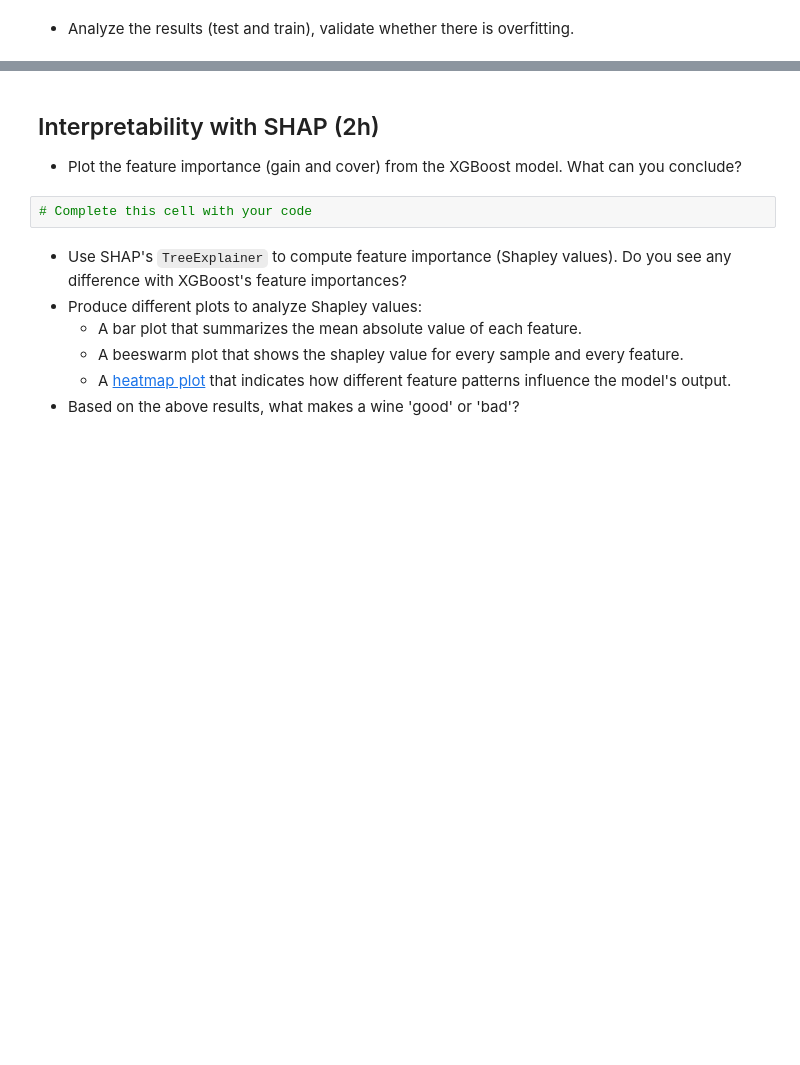
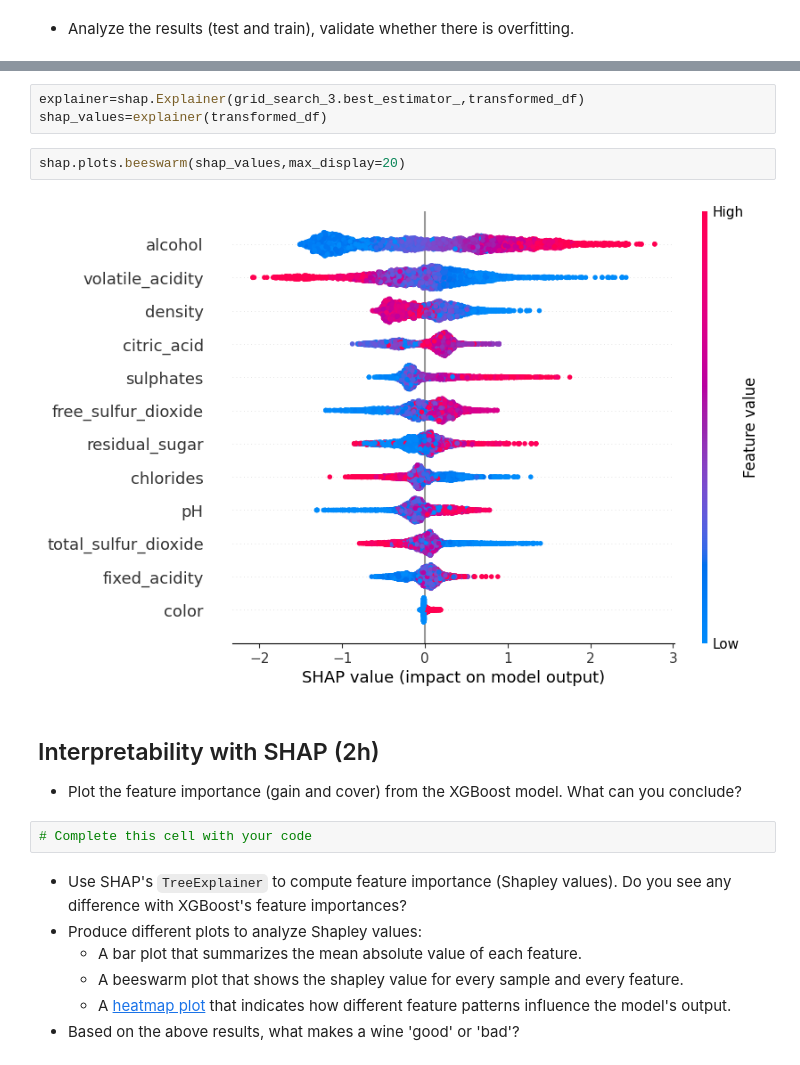
Before and after one commit to hei-isc-ml-stud/w4-isc-ml-Eteroclia, a Jupyter notebook: week4-assignment.ipynb, the cells around one changed output, grey strips where cells are left out. Drawn from its saved outputs; the diff is of its cells as text; blank space fills up the shorter version.

```diff
--- a/week4-assignment.ipynb
+++ b/week4-assignment.ipynb
@@ -611,3 +685,10 @@ Let's first train a XGBClassifier model to distinguish between good and bad wine
+# %%
+explainer=shap.Explainer(grid_search_3.best_estimator_,transformed_df)
+shap_values=explainer(transformed_df)
+# %%
+shap.plots.beeswarm(shap_values,max_display=20)
+# %% [output]
+[figure, added]
 # %% [markdown]
 ## Interpretability with SHAP (2h)
 
```
Also changed, not shown: parts of 19 cells of this notebook.
